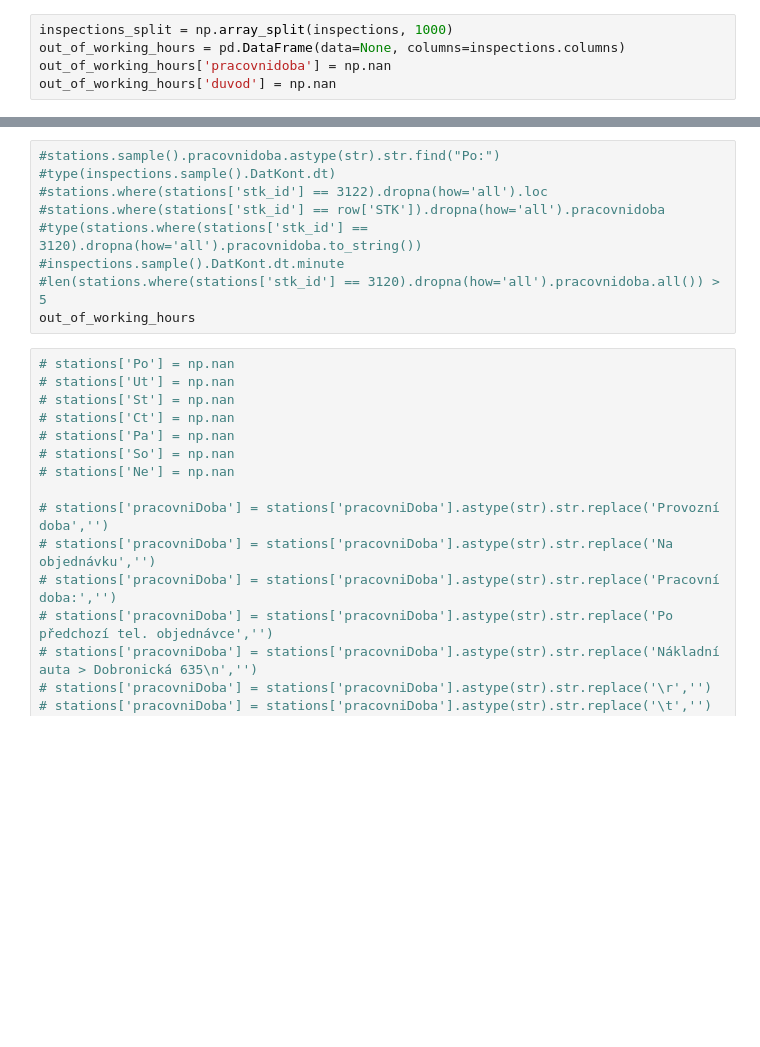
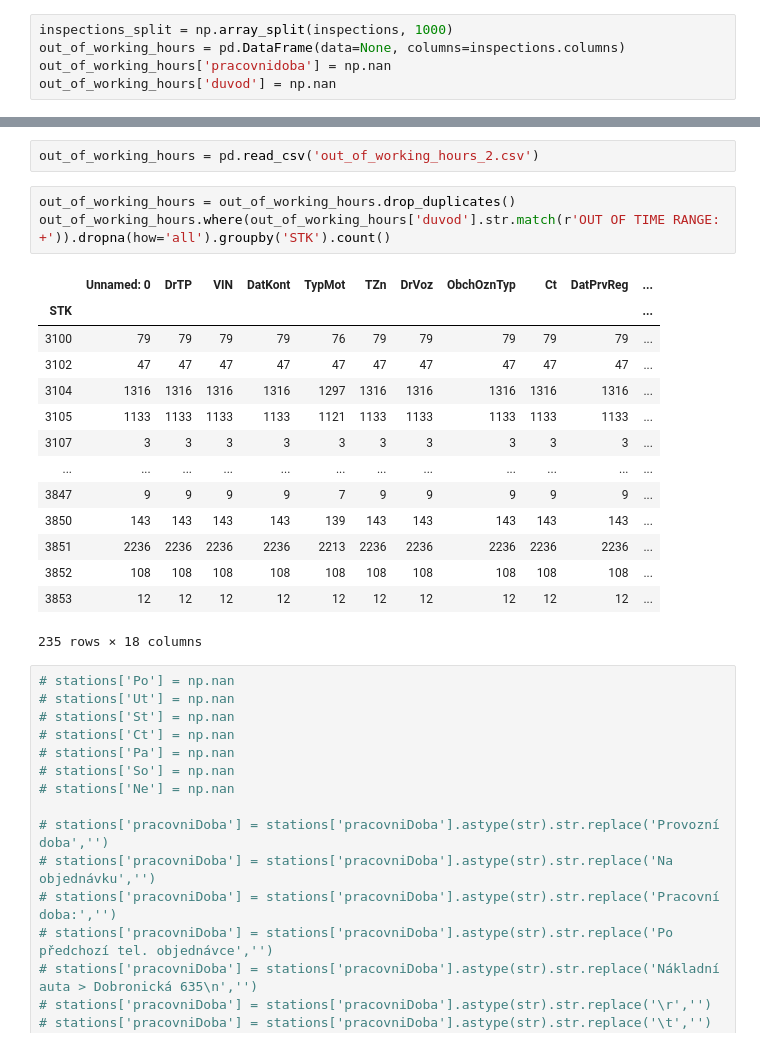
Before and after one commit to opendatalabcz/stk-data-analysis, a Jupyter notebook: out_of_working_hours.ipynb, the cells around one changed output, grey strips where cells are left out. Drawn from its saved outputs; the diff is of its cells as text; blank space fills up the shorter version.

Commit message:
out_of_working_hours

```diff
--- a/out_of_working_hours.ipynb
+++ b/out_of_working_hours.ipynb
@@ -73,12 +125,23 @@ for part in inspections_split:
-# %%
-#stations.sample().pracovnidoba.astype(str).str.find("Po:")
-#type(inspections.sample().DatKont.dt)
-#stations.where(stations['stk_id'] == 3122).dropna(how='all').loc
-#stations.where(stations['stk_id'] == row['STK']).dropna(how='all').pracovnidoba
-#type(stations.where(stations['stk_id'] == 3120).dropna(how='all').pracovnidoba.to_string())
-#inspections.sample().DatKont.dt.minute
-#len(stations.where(stations['stk_id'] == 3120).dropna(how='all').pracovnidoba.all()) > 5
-out_of_working_hours
+# %%
+out_of_working_hours = pd.read_csv('out_of_working_hours_2.csv')
+# %%
+out_of_working_hours = out_of_working_hours.drop_duplicates()
+out_of_working_hours.where(out_of_working_hours['duvod'].str.match(r'OUT OF TIME RANGE: +')).dropna(how='all').groupby('STK').count()
+# %% [output]
+|  | Unnamed: 0 | DrTP | VIN | DatKont | TypMot | TZn | DrVoz | ObchOznTyp | Ct | DatPrvReg | ... |
+| STK |  |  |  |  |  |  |  |  |  |  | ... |
+| 3100 | 79 | 79 | 79 | 79 | 76 | 79 | 79 | 79 | 79 | 79 | ... |
+| 3102 | 47 | 47 | 47 | 47 | 47 | 47 | 47 | 47 | 47 | 47 | ... |
+| 3104 | 1316 | 1316 | 1316 | 1316 | 1297 | 1316 | 1316 | 1316 | 1316 | 1316 | ... |
+| 3105 | 1133 | 1133 | 1133 | 1133 | 1121 | 1133 | 1133 | 1133 | 1133 | 1133 | ... |
+| 3107 | 3 | 3 | 3 | 3 | 3 | 3 | 3 | 3 | 3 | 3 | ... |
+| ... | ... | ... | ... | ... | ... | ... | ... | ... | ... | ... | ... |
+| 3847 | 9 | 9 | 9 | 9 | 7 | 9 | 9 | 9 | 9 | 9 | ... |
+| 3850 | 143 | 143 | 143 | 143 | 139 | 143 | 143 | 143 | 143 | 143 | ... |
+| 3851 | 2236 | 2236 | 2236 | 2236 | 2213 | 2236 | 2236 | 2236 | 2236 | 2236 | ... |
+| 3852 | 108 | 108 | 108 | 108 | 108 | 108 | 108 | 108 | 108 | 108 | ... |
+| 3853 | 12 | 12 | 12 | 12 | 12 | 12 | 12 | 12 | 12 | 12 | ... |
+235 rows × 18 columns
 # %%
 # stations['Po'] = np.nan
 # stations['Ut'] = np.nan
```
Also changed, not shown: parts of 3 cells of this notebook, 1 other file.
